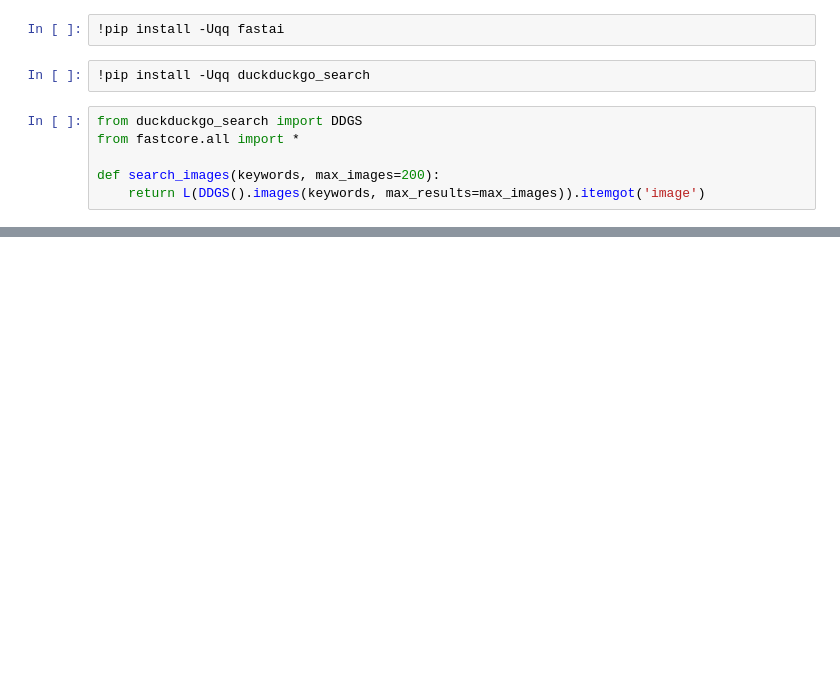
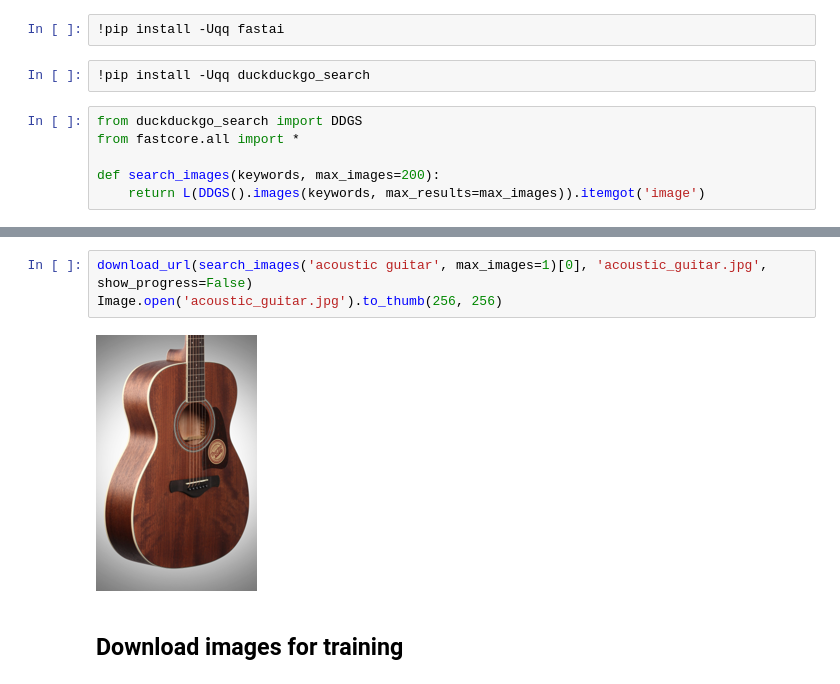
Before and after one commit to jakub-brylak/deep-learning, a Jupyter notebook: 01-electric-guitar-classifier.ipynb, the cells around one changed output, grey strips where cells are left out. Drawn from its saved outputs; the diff is of its cells as text; blank space fills up the shorter version.

Commit message:
Download guitar photos for training the model

```diff
--- a/01-electric-guitar-classifier.ipynb
+++ b/01-electric-guitar-classifier.ipynb
@@ -28,3 +30,10 @@ image = Image.open(destination)
 image.to_thumb(256, 256)
 # %% [output]
 [figure]
+# %%
+download_url(search_images('acoustic guitar', max_images=1)[0], 'acoustic_guitar.jpg', show_progress=False)
+Image.open('acoustic_guitar.jpg').to_thumb(256, 256)
+# %% [output]
+[figure, added]
+# %% [markdown]
+## Download images for training
```
Also changed, not shown: parts of 4 cells of this notebook.
